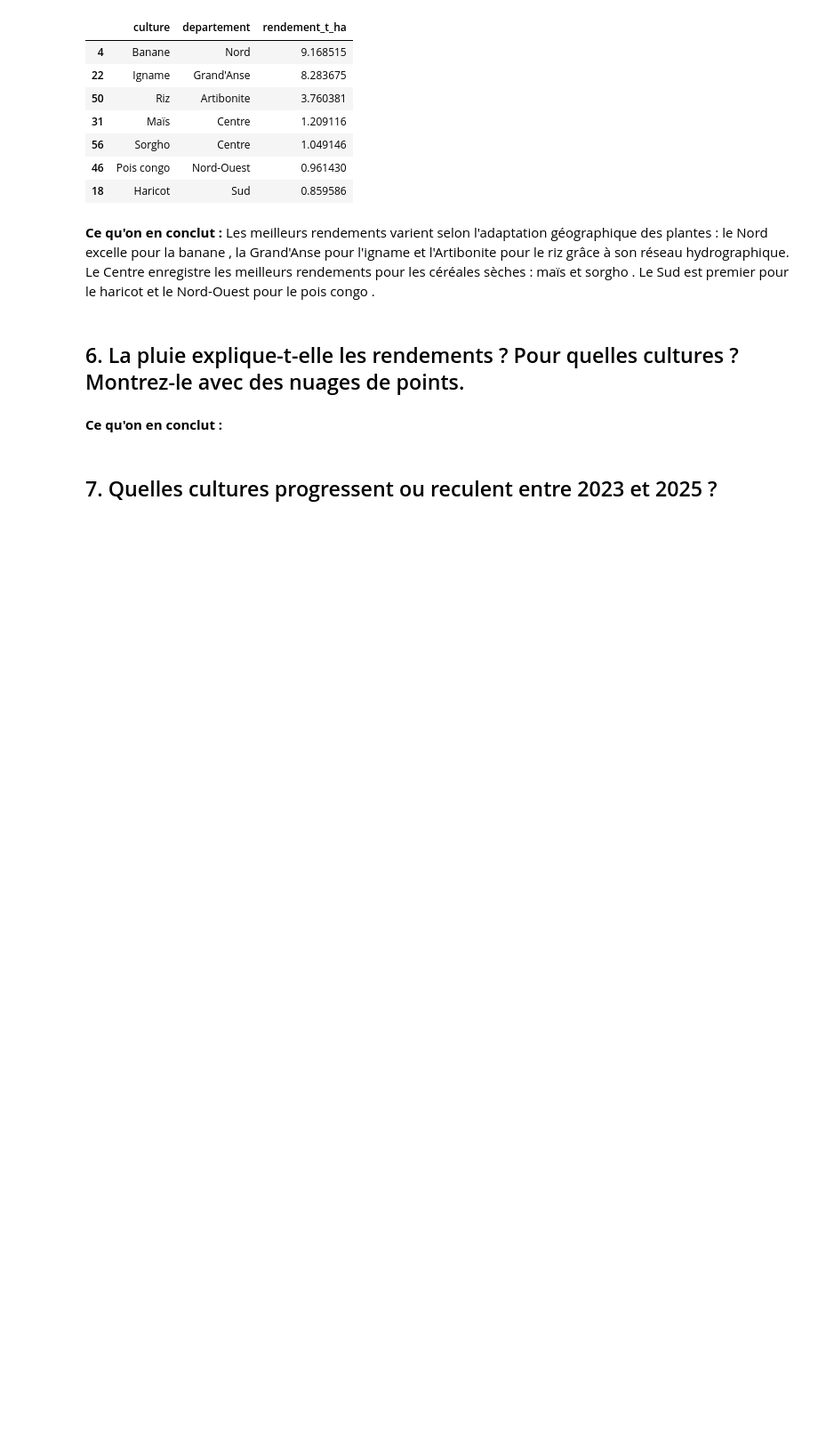
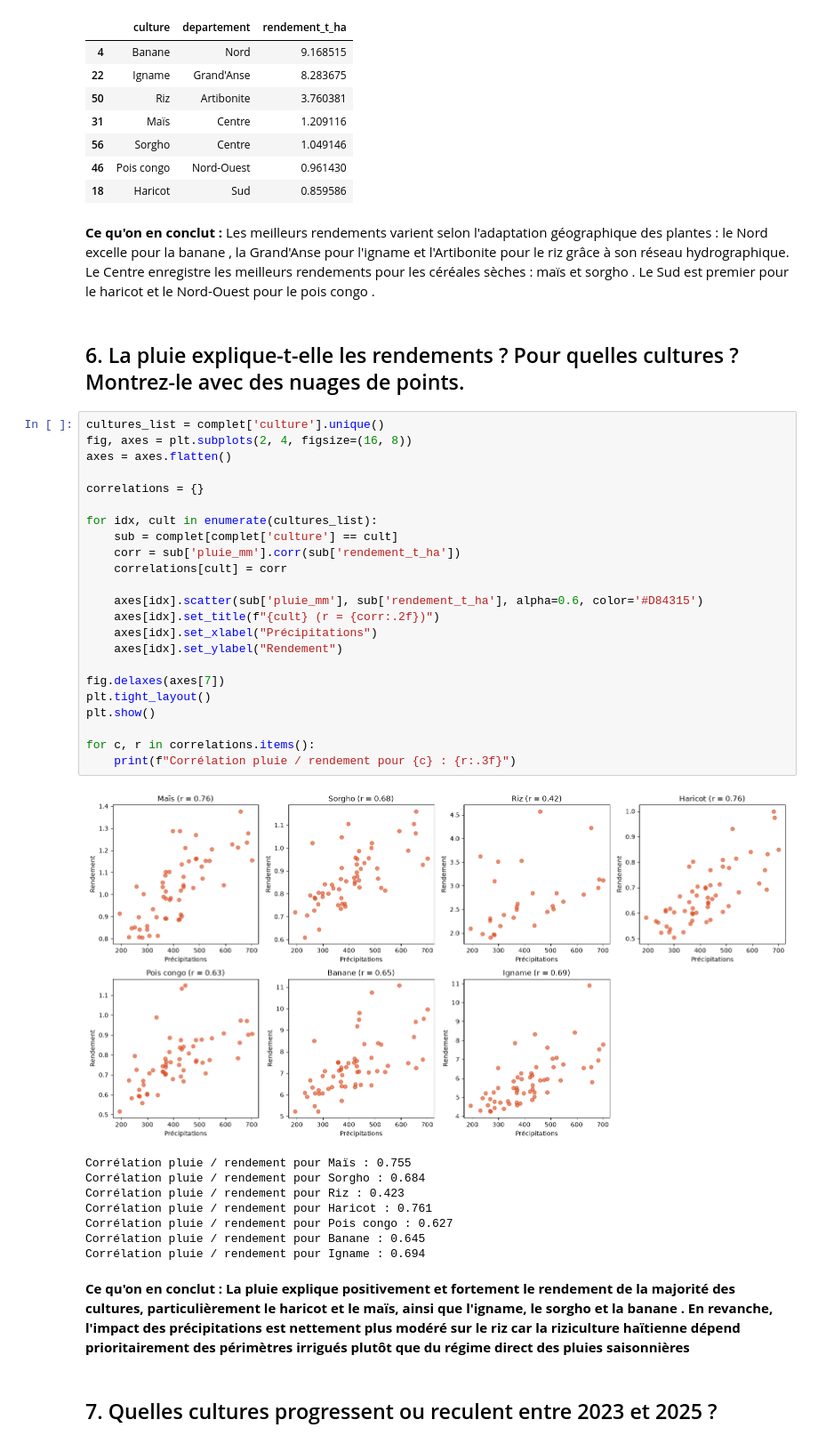
Before and after one commit to desirlloyd/projet-data-recoltes, a Jupyter notebook: exploration.ipynb, the cells around one changed output. Shown at 89% size. Drawn from its saved outputs; the diff is of its cells as text; blank space fills up the shorter version.

```diff
--- a/exploration.ipynb
+++ b/exploration.ipynb
@@ -246,7 +246,39 @@ display(meilleurs_rdt)
 Les meilleurs rendements varient selon l'adaptation géographique des plantes : le Nord excelle pour la banane , la Grand'Anse pour l'igname  et l'Artibonite pour le riz  grâce à son réseau hydrographique. Le Centre enregistre les meilleurs rendements pour les céréales sèches : maïs  et sorgho . Le Sud est premier pour le haricot  et le Nord-Ouest pour le pois congo .
 # %% [markdown]
 ## 6. La pluie explique-t-elle les rendements ? Pour quelles cultures ? Montrez-le avec des nuages de points.
+# %%
+cultures_list = complet['culture'].unique()
+fig, axes = plt.subplots(2, 4, figsize=(16, 8))
+axes = axes.flatten()
+
+correlations = {}
+
+for idx, cult in enumerate(cultures_list):
+    sub = complet[complet['culture'] == cult]
+    corr = sub['pluie_mm'].corr(sub['rendement_t_ha'])
+    correlations[cult] = corr
+
+    axes[idx].scatter(sub['pluie_mm'], sub['rendement_t_ha'], alpha=0.6, color='#D84315')
+    axes[idx].set_title(f"{cult} (r = {corr:.2f})")
+    axes[idx].set_xlabel("Précipitations")
+    axes[idx].set_ylabel("Rendement")
+
+fig.delaxes(axes[7])
+plt.tight_layout()
+plt.show()
+
+for c, r in correlations.items():
+    print(f"Corrélation pluie / rendement pour {c} : {r:.3f}")
+# %% [output]
+[figure, added]
+Corrélation pluie / rendement pour Maïs : 0.755
+Corrélation pluie / rendement pour Sorgho : 0.684
+Corrélation pluie / rendement pour Riz : 0.423
+Corrélation pluie / rendement pour Haricot : 0.761
+Corrélation pluie / rendement pour Pois congo : 0.627
+Corrélation pluie / rendement pour Banane : 0.645
+Corrélation pluie / rendement pour Igname : 0.694
 # %% [markdown]
-**Ce qu'on en conclut :**
+**Ce qu'on en conclut : La pluie explique positivement et fortement le rendement de la majorité des cultures, particulièrement le haricot et le maïs, ainsi que l'igname, le sorgho et la banane . En revanche, l'impact des précipitations est nettement plus modéré sur le riz  car la riziculture haïtienne dépend prioritairement des périmètres irrigués  plutôt que du régime direct des pluies saisonnières**
 # %% [markdown]
 ## 7. Quelles cultures progressent ou reculent entre 2023 et 2025 ?
```
Also changed, not shown: parts of 5 cells of this notebook.
